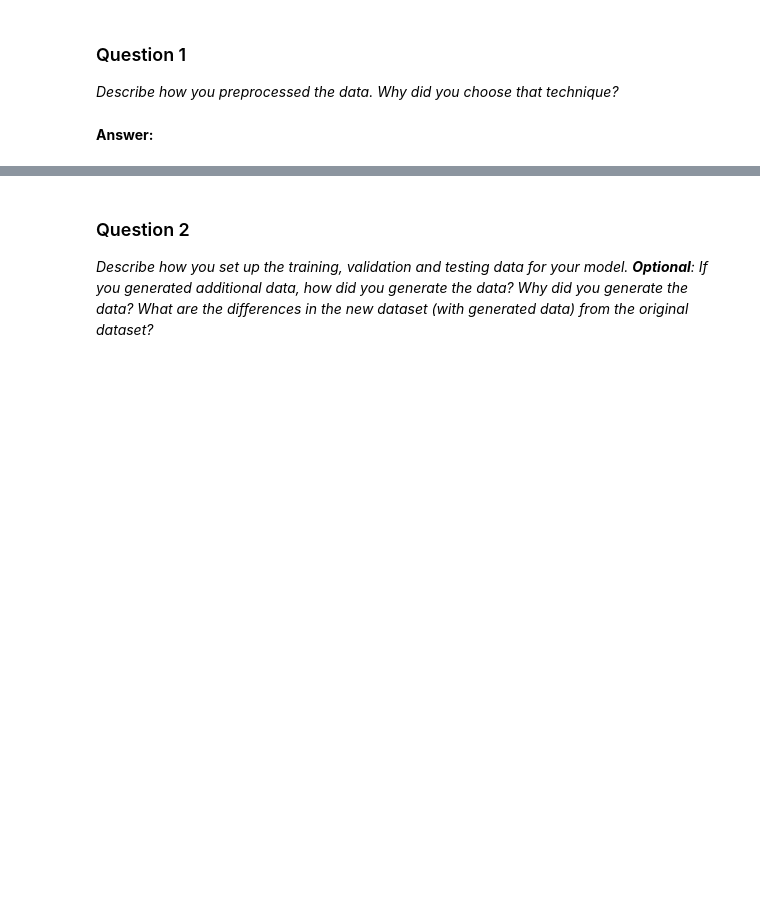
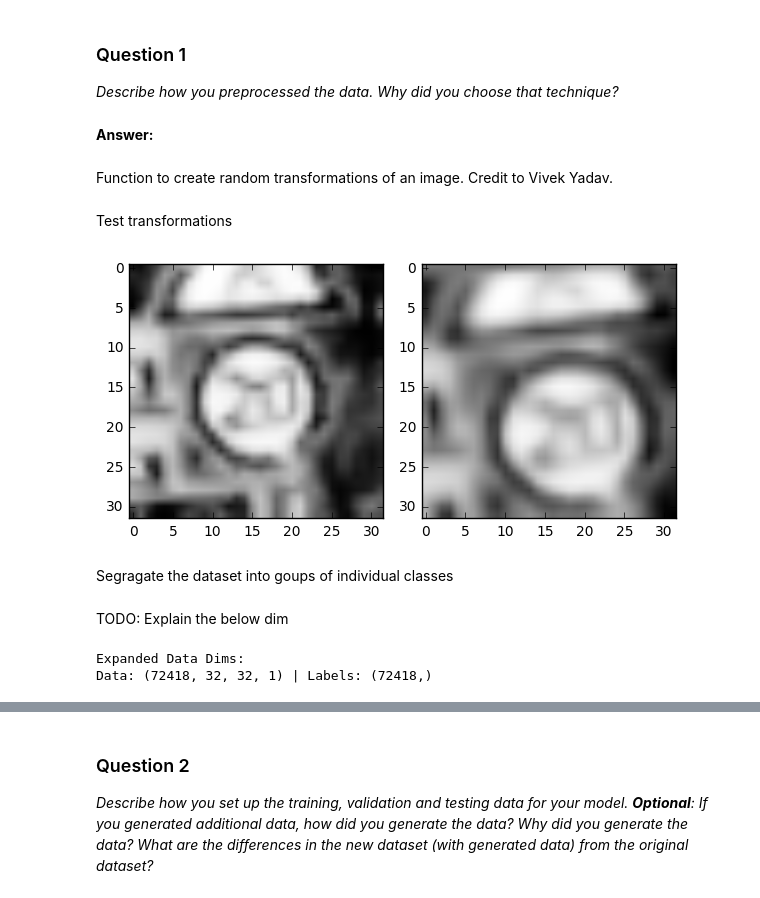
Before and after one commit to jpthalman/CarND, a Jupyter notebook: Projects/P2-TrafficSigns/Traffic_Signs_Recognition.ipynb, the cells around one changed output, grey strips where cells are left out. Cells and saved outputs as stored; diff of their text form; code cells hidden in the pictures; blank space fills up the shorter version.

```diff
--- a/Projects/P2-TrafficSigns/Traffic_Signs_Recognition.ipynb
+++ b/Projects/P2-TrafficSigns/Traffic_Signs_Recognition.ipynb
@@ -174,0 +171,3 @@ print(np.mean(tmp), np.std(tmp))
+# %%
+X_data = pre_process_gray(X_data)
+print("Data Dims:\nData: %r | Labels: %r\n" % (X_data.shape, y_data.shape))
@@ -184,0 +183,2 @@ _Describe how you preprocessed the data. Why did you choose that technique?_
+# %% [markdown]
+Function to create random transformations of an image. Credit to Vivek Yadav.
@@ -184,0 +224,19 @@ _Describe how you preprocessed the data. Why did you choose that technique?_
+# %% [markdown]
+Test transformations
+# %%
+im = 0
+
+transformed = transform_image(X_data[im,...], 20, 10, 5)
+stacked = np.dstack((X_data[im,...], transformed))
+
+grid = plt.subplot(1,2,1)
+plt.imshow(stacked[...,0], cmap='gray')
+
+grid = plt.subplot(1,2,2)
+plt.imshow(transformed, cmap='gray')
+
+plt.tight_layout()
+# %% [output]
+[figure, added]
+# %% [markdown]
+Segragate the dataset into goups of individual classes
@@ -184,0 +251,2 @@ _Describe how you preprocessed the data. Why did you choose that technique?_
+# %% [markdown]
+TODO: Explain the below dim
@@ -184,0 +269,18 @@ _Describe how you preprocessed the data. Why did you choose that technique?_
+# %%
+expanded_data = None
+expanded_labels = None
+
+for class_, images in enumerate(segregated_data):
+    if expanded_data is None:
+        expanded_data, obs = expand_class(images, class_obs[class_])
+        expanded_labels = np.full(obs, class_, dtype='int64')
+    else:
+        tmp, obs = expand_class(images, class_obs[class_])
+        expanded_data = np.concatenate((expanded_data, tmp), axis=0)
+        expanded_labels = np.concatenate((expanded_labels, np.full(obs, class_, dtype='int64')), axis=0)
+
+del segregated_data, class_obs
+print("Expanded Data Dims:\nData: %r | Labels: %r\n" % (expanded_data.shape, expanded_labels.shape))
+# %% [output]
+Expanded Data Dims:
+Data: (72418, 32, 32, 1) | Labels: (72418,)
```
Also changed, not shown: parts of 36 cells of this notebook, 37 other files.
